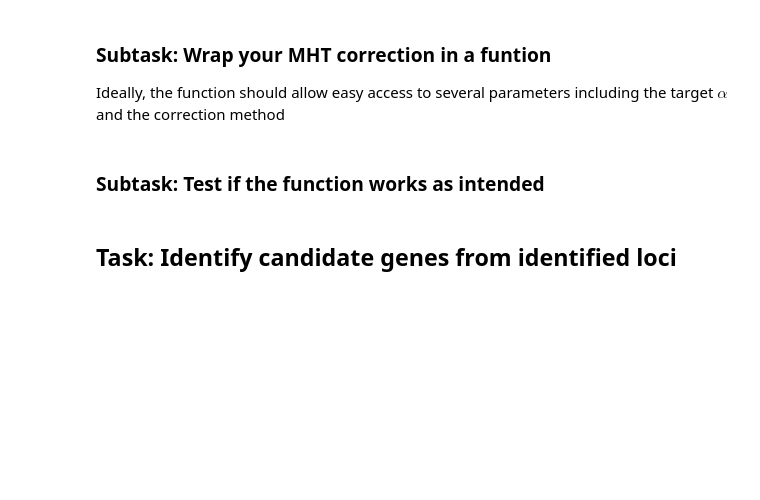
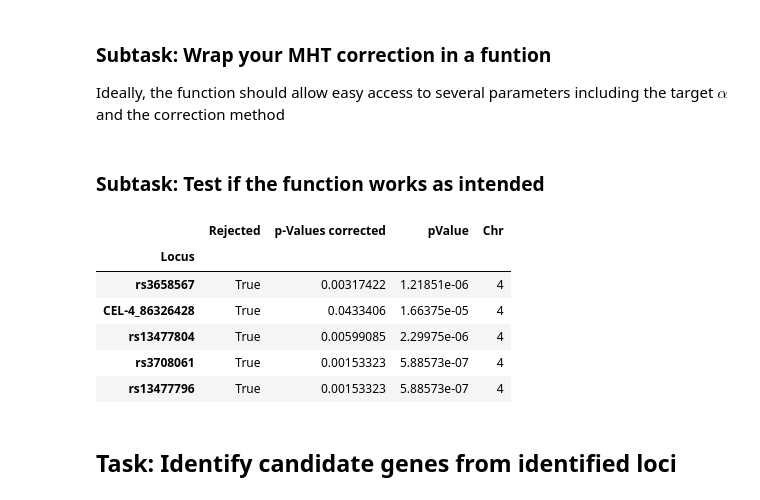
Before and after one commit to MeeNot/Integrated_Bioinformatics, a Jupyter notebook: notebooks/Day3_GWAS_part1.ipynb, the cells around one changed output. Drawn from its saved outputs; the diff is of its cells as text; code cells hidden in the pictures; blank space fills up the shorter version.

```diff
--- a/notebooks/Day3_GWAS_part1.ipynb
+++ b/notebooks/Day3_GWAS_part1.ipynb
@@ -505,3 +529,5 @@ You will have time to work on a proper interactive version later in the course,
 ## Task: Correct for Multiple Hypothesis Testing
 # %% [markdown]
 Employ one of the correction methods described in the lecture to take care of the multiple hypothesis testing.
+# %%
+rej, pvals_corr, n,m = statsmodels.sandbox.stats.multicomp.multipletests(df_results.pValue, 0.05, method="bonferroni")
@@ -508,8 +536,29 @@ Employ one of the correction methods described in the lecture to take care of th
 # %% [markdown]
 ### Subtask: Wrap your MHT correction in a funtion
 Ideally, the function should allow easy access to several parameters including the target $\alpha$ and the correction method
+# %%
+def perform_mht_correction(pVals, confi, cor_method):
+    rej, pvals_corr, n,m = statsmodels.sandbox.stats.multicomp.multipletests(pVals, confi,
+                                                                             cor_method)
+    corrected = pd.DataFrame([rej, pvals_corr, pVals, df_results.Chr], index=["Rejected", "p-Values corrected", "pValue", "Chr"])
+    corrected = corrected.T
+    corrected = corrected.set_index(df_results.index)
+
+    return corrected.sort_values(by="Rejected", ascending=False)
 # %% [markdown]
 ### Subtask: Test if the function works as intended
+# %%
+cb = perform_mht_correction(df_results.pValue, 0.05, "bonferroni")
+# %%
+cb.head()
+# %% [output]
+|  | Rejected | p-Values corrected | pValue | Chr |
+| Locus |  |  |  |  |
+| rs3658567 | True | 0.00317422 | 1.21851e-06 | 4 |
+| CEL-4_86326428 | True | 0.0433406 | 1.66375e-05 | 4 |
+| rs13477804 | True | 0.00599085 | 2.29975e-06 | 4 |
+| rs3708061 | True | 0.00153323 | 5.88573e-07 | 4 |
+| rs13477796 | True | 0.00153323 | 5.88573e-07 | 4 |
 # %% [markdown]
 ## Task: Identify candidate genes from identified loci
 # %% [markdown]
```
Also changed, not shown: parts of 13 cells of this notebook.
